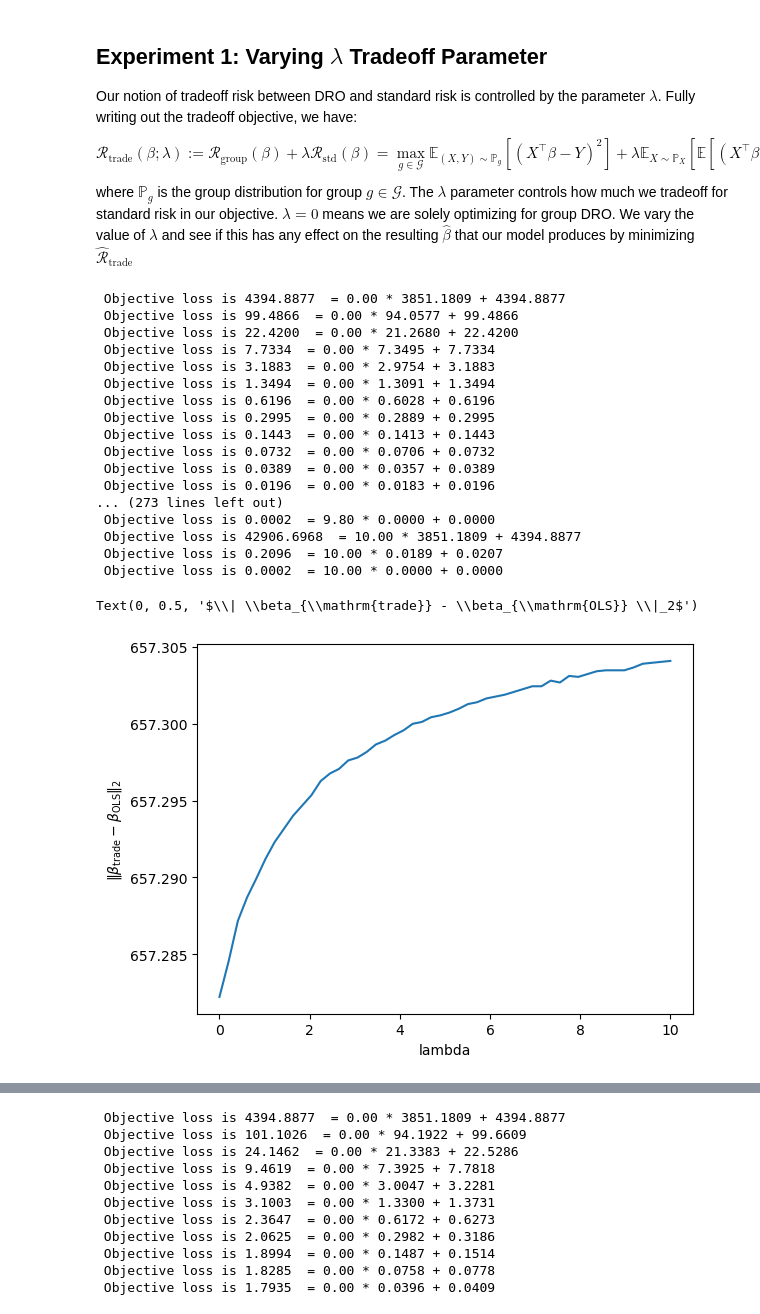
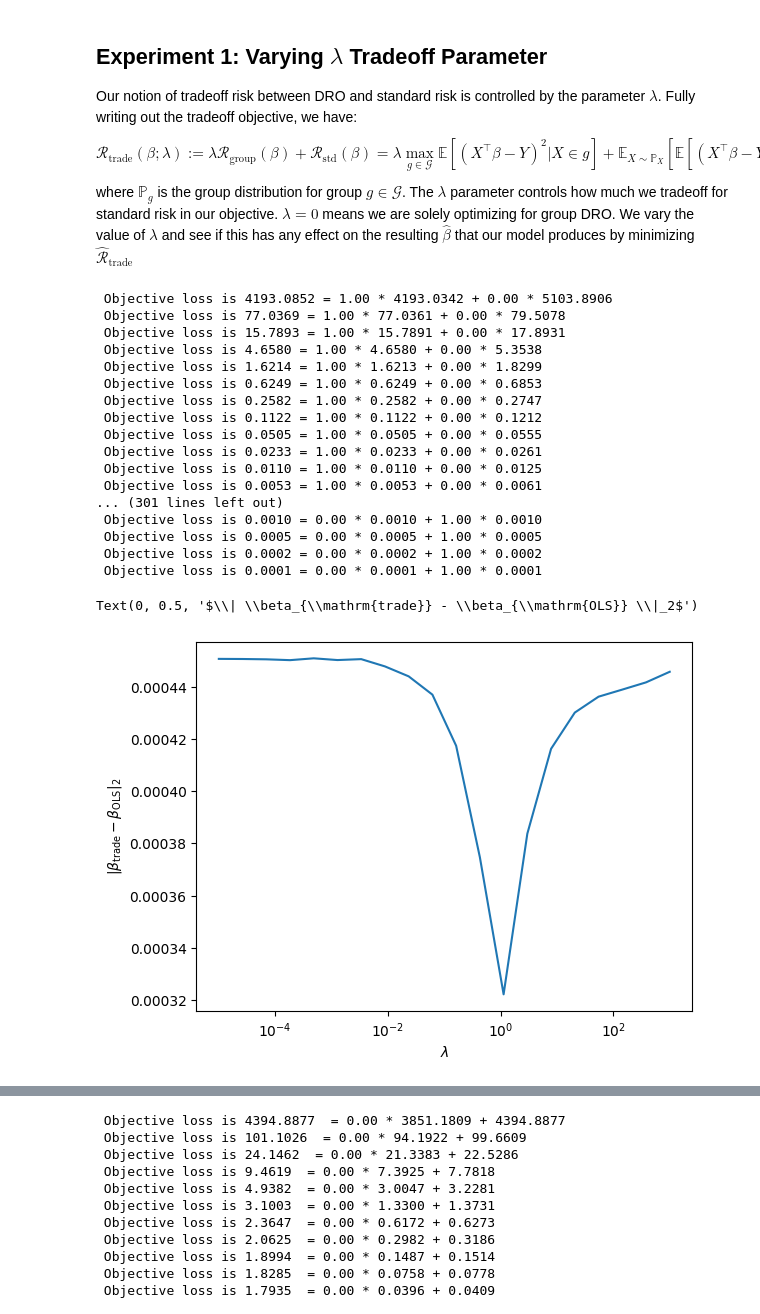
Before and after one commit to essdeee/overparam_dro, a Jupyter notebook: main.ipynb, the cells around one changed output, grey strips where cells are left out. Cells and saved outputs as stored; diff of their text form; code cells hidden in the pictures.

```diff
--- a/main.ipynb
+++ b/main.ipynb
@@ -126,10 +176,3 @@ def optimize_GD(model, trade_regularization = 0.1, beta_regularization = 0, max_
 
     if iteration == max_iter:
         print("Maximum iteration reached.")
-# %%
-# Solve the weighted regression problem using vanilla GD
-lmbd = torch.tensor([0.1], requires_grad=False)
-max_iter = 2000
-
-model = LinearModel(num_features)
-optimize_GD(model, trade_regularization = 0.5, max_iter= max_iter)
@@ -150,0 +179,16 @@ optimize_GD(model, trade_regularization = 0.5, max_iter= max_iter)
+# %%
+# Create the data
+cov_generator = lambda: unstructured_covariace(num_features)
+groups = Groups(num_groups, cov_generator)
+
+# TODO: by this data generating process, we have equal number of groups in the
+# training data, all disjoint. should we change this up (vary # of samples/gp)?
+groups.generate(num_samples, beta= true_beta)
+
+X , Y = groups.data
+
+# Solve the weighted regression problem using vanilla GD
+max_iter = float('inf')
+
+model = LinearModel(num_features)
+optimize_GD(model, X, Y, groups, trade_regularization = 1e2, lr=1e-3, max_iter= max_iter, verbose=True)
@@ -174,52 +237,51 @@ betas.corr()
 Our notion of tradeoff risk between DRO and standard risk is controlled by the parameter $\lambda$. Fully writing out the
 tradeoff objective, we have:
 $$
-\mathcal{R}_{\mathrm{trade}}(\beta; \lambda) := \mathcal{R}_{\mathrm{group}}(\beta) + \lambda \mathcal{R}_{\mathrm{std}}(\beta)
-= \max_{g \in \mathcal{G}} \mathbb{E}_{(X, Y) \sim \mathbb{P}_g}[(X^\top \beta - Y)^2] + \lambda \mathbb{E}_{X \sim \mathbb{P}_X}\left[ \mathbb{E} \left[ (X^\top \beta - Y)^2 \mid X \right] \right],
+\mathcal{R}_{\mathrm{trade}}(\beta; \lambda) := \lambda \mathcal{R}_{\mathrm{group}}(\beta) +  \mathcal{R}_{\mathrm{std}}(\beta)
+= \lambda \max_{g \in \mathcal{G}} \mathbb{E}[(X^\top \beta - Y)^2 | X \in g ] +  \mathbb{E}_{X \sim \mathbb{P}_X}\left[ \mathbb{E} \left[ (X^\top \beta - Y)^2 \mid X \right] \right],
 $$
 where $\mathbb{P}_g$ is the group distribution for group $g \in \mathcal{G}$. The $\lambda$ parameter controls how much we tradeoff for standard risk in our objective. $\lambda = 0$ means we are solely optimizing for group DRO. We vary the value of $\lambda$ and see if this has any effect on the resulting $\hat{\beta}$ that our model produces by minimizing $\hat{\mathcal{R}}_{\mathrm{trade}}$
 # %%
 import matplotlib.pyplot as plt
 
-max_iter = 2000
-lambdas = torch.tensor(np.linspace(0, 10.0), requires_grad=False)
-ols_beta = torch.linalg.lstsq( X, Y ).solution  # regular OLS solution
-subgroup_betas = [ torch.linalg.lstsq( group.x, group.y ).solution for group in groups ] # OLS for each group
+max_iter = 5000
+lambdas = np.logspace(-5, 3, 20)
 model_betas = list()
 
 for lmbd in lambdas:
     # train tradeoff model
     model = LinearModel(num_features)
-    optimize_GD(model, trade_regularization = lmbd, max_iter= max_iter)
+    optimize_GD(model, X, Y, groups, trade_regularization = lmbd, lr = 1e-3,max_iter= max_iter, verbose=True)
     model_betas.append(model.linear.weight.data.numpy().T)
 # %% [output]
- Objective loss is 4394.8877  = 0.00 * 3851.1809 + 4394.8877
- Objective loss is 99.4866  = 0.00 * 94.0577 + 99.4866
- Objective loss is 22.4200  = 0.00 * 21.2680 + 22.4200
- Objective loss is 7.7334  = 0.00 * 7.3495 + 7.7334
- Objective loss is 3.1883  = 0.00 * 2.9754 + 3.1883
- Objective loss is 1.3494  = 0.00 * 1.3091 + 1.3494
- Objective loss is 0.6196  = 0.00 * 0.6028 + 0.6196
- Objective loss is 0.2995  = 0.00 * 0.2889 + 0.2995
- Objective loss is 0.1443  = 0.00 * 0.1413 + 0.1443
- Objective loss is 0.0732  = 0.00 * 0.0706 + 0.0732
- Objective loss is 0.0389  = 0.00 * 0.0357 + 0.0389
- Objective loss is 0.0196  = 0.00 * 0.0183 + 0.0196
-... (273 lines left out)
- Objective loss is 0.0002  = 9.80 * 0.0000 + 0.0000
- Objective loss is 42906.6968  = 10.00 * 3851.1809 + 4394.8877
- Objective loss is 0.2096  = 10.00 * 0.0189 + 0.0207
- Objective loss is 0.0002  = 10.00 * 0.0000 + 0.0000
+ Objective loss is 4193.0852 = 1.00 * 4193.0342 + 0.00 * 5103.8906
+ Objective loss is 77.0369 = 1.00 * 77.0361 + 0.00 * 79.5078
+ Objective loss is 15.7893 = 1.00 * 15.7891 + 0.00 * 17.8931
+ Objective loss is 4.6580 = 1.00 * 4.6580 + 0.00 * 5.3538
+ Objective loss is 1.6214 = 1.00 * 1.6213 + 0.00 * 1.8299
+ Objective loss is 0.6249 = 1.00 * 0.6249 + 0.00 * 0.6853
+ Objective loss is 0.2582 = 1.00 * 0.2582 + 0.00 * 0.2747
+ Objective loss is 0.1122 = 1.00 * 0.1122 + 0.00 * 0.1212
+ Objective loss is 0.0505 = 1.00 * 0.0505 + 0.00 * 0.0555
+ Objective loss is 0.0233 = 1.00 * 0.0233 + 0.00 * 0.0261
+ Objective loss is 0.0110 = 1.00 * 0.0110 + 0.00 * 0.0125
+ Objective loss is 0.0053 = 1.00 * 0.0053 + 0.00 * 0.0061
+... (301 lines left out)
+ Objective loss is 0.0010 = 0.00 * 0.0010 + 1.00 * 0.0010
+ Objective loss is 0.0005 = 0.00 * 0.0005 + 1.00 * 0.0005
+ Objective loss is 0.0002 = 0.00 * 0.0002 + 1.00 * 0.0002
+ Objective loss is 0.0001 = 0.00 * 0.0001 + 1.00 * 0.0001
 # %%
 # Plot difference between model's betas and OLS beta
 # Is this actually a significant difference?
-beta_l2 = [np.linalg.norm(model_beta - ols_beta.numpy().T) for model_beta in model_betas]
+beta_l2 = [np.linalg.norm(model_beta - ols_beta.numpy()) / np.linalg.norm(ols_beta.numpy()) for model_beta in model_betas]
 plt.plot(lambdas, beta_l2)
-plt.xlabel("lambda")
+plt.xscale('log')
+plt.xlabel(r'$\lambda$')
 plt.ylabel(r'$\| \beta_{\mathrm{trade}} - \beta_{\mathrm{OLS}} \|_2$')
 # %% [output]
 Text(0, 0.5, '$\\| \\beta_{\\mathrm{trade}} - \\beta_{\\mathrm{OLS}} \\|_2$')
-[figure, old version]
+[figure, new version]
 # %% [markdown]
 ## Experiment 2: Adding Explicit Regularizer and Varying $\lambda$ Tradeoff Parameter
 Now, we add an explicit $\ell_2$ regularization to the objective, controlled by $\eta > 0.$ This gives us the objective:
```
Also changed, not shown: parts of 10 cells of this notebook.
